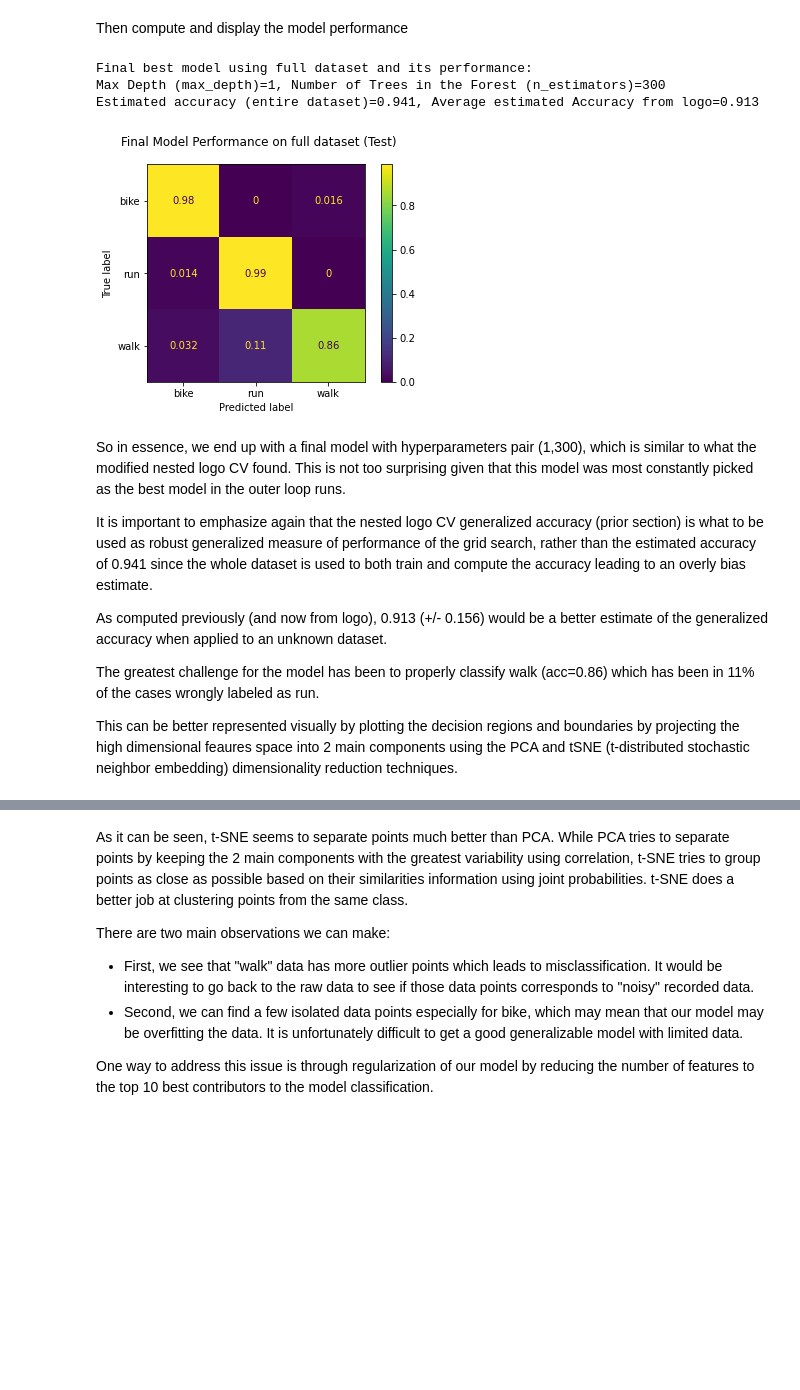
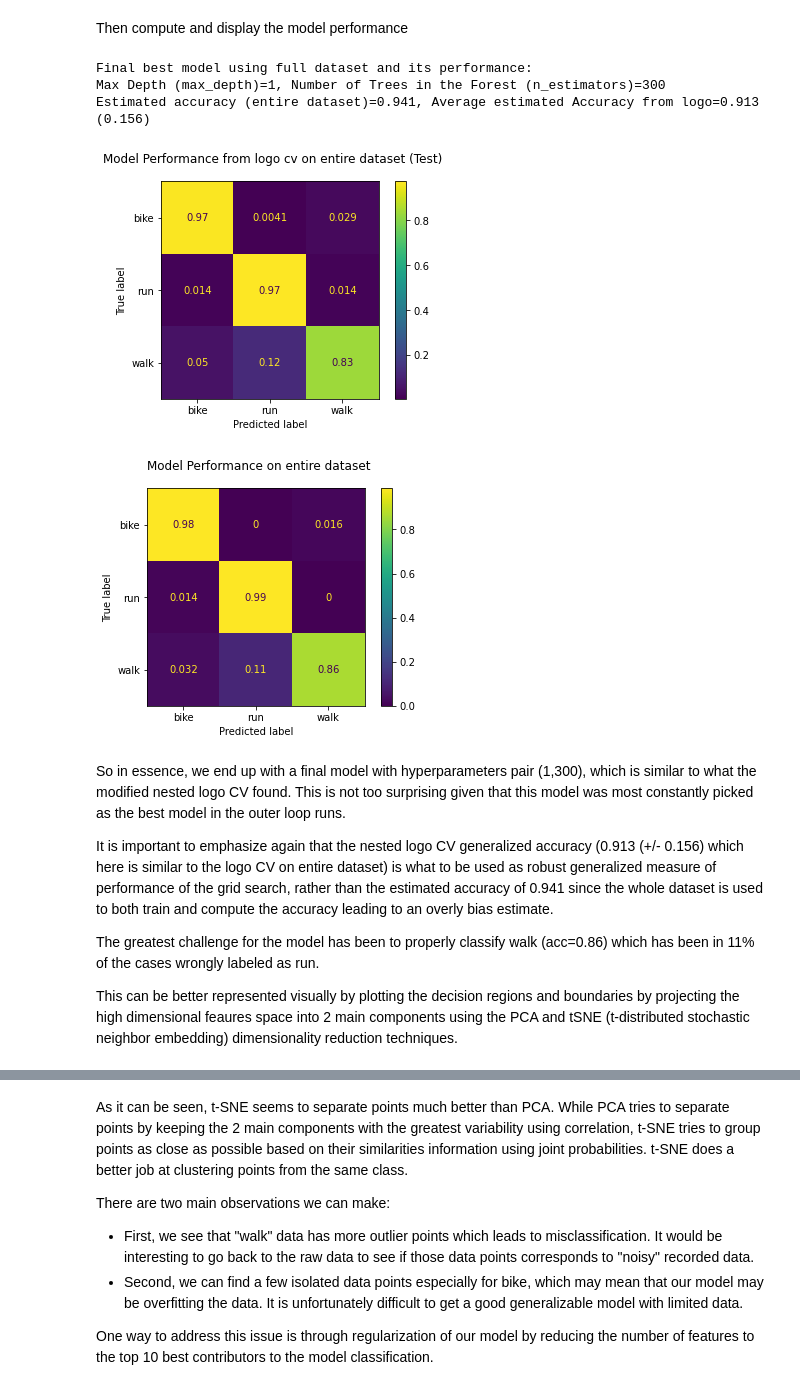
Before and after one commit to DidierAll/Activity_Classification-Biking, a Jupyter notebook: Activity Classification - Biking.ipynb, the cells around one changed output, grey strips where cells are left out. Drawn from its saved outputs; the diff is of its cells as text; code cells hidden in the pictures; blank space fills up the shorter version.

```diff
--- a/Activity Classification - Biking.ipynb
+++ b/Activity Classification - Biking.ipynb
@@ -695,37 +690,44 @@ estimate_final = accuracy_score(labels, y_pred)
 best_hyper_params = (result.best_params_['n_estimators'], result.best_params_['max_depth'])
 # %% [markdown]
 Then compute and display the model performance
-# %%
-## Final model and its performance
-print('Final best model using full dataset and its performance:')
-print('Max Depth (max_depth)=%s, Number of Trees in the Forest (n_estimators)=%s '
-      % (result.best_params_['max_depth'],result.best_params_['n_estimators']))
-print('Estimated accuracy (entire dataset)=%.3f, Average estimated Accuracy from logo=%.3f'
-      % (estimate_final, result.best_score_))
-
-# plot Confusion Matrix
-
-# next line requires Sklearn version 1.0 or above.
-disp = ConfusionMatrixDisplay.from_predictions(labels, y_pred, normalize='true')
-#
-# Use following 4 line codes with sklearn version <1.0
-#cm = confusion_matrix(labels, y_pred)
-#cm_norm = np.array([[cm[i,j]/sum(cm[i,:]) for j in range(3)] for i in range(3)])
-#disp = ConfusionMatrixDisplay(confusion_matrix=cm_norm, display_labels=class_names)
-#disp.plot()
-
-disp.figure_.suptitle("Final Model Performance on full dataset (Test)");
-# %% [output]
-Final best model using full dataset and its performance:
-Max Depth (max_depth)=1, Number of Trees in the Forest (n_estimators)=300
-Estimated accuracy (entire dataset)=0.941, Average estimated Accuracy from logo=0.913
-[figure, removed]
+# %%
+## Final model and its performance
+from sklearn.model_selection import cross_val_score
+from sklearn.model_selection import cross_val_predict
+
+# Let's first rerun the crossvalidation on entire dataset for the best-clf to obtain logo accuracy
+# (technically same as modified nested logo cv test performance)
+accuracy_test_final = cross_val_score(best_clf, features, labels, cv=logo, groups=subjects)
+y_logo_pred = cross_val_predict(best_clf, features, labels, cv=logo, groups=subjects)
+
+
+print('Final best model using full dataset and its performance:')
+print('Max Depth (max_depth)=%s, Number of Trees in the Forest (n_estimators)=%s '
+      % (result.best_params_['max_depth'],result.best_params_['n_estimators']))
+print('Estimated accuracy (entire dataset)=%.3f, Average estimated Accuracy from logo=%.3f (%.3f)'
+      % (estimate_final, np.mean(accuracy_test_final), np.std(accuracy_test_final)))
+# This is another way to access mean/std from gridsearch
+# print('Estimated accuracy (entire dataset)=%.3f, Average estimated Accuracy from logo=%.3f (%.3f)'
+#      % (result.cv_results_['mean_test_score'][np.argmax(result.cv_results_['mean_test_score'])],
+#         result.cv_results_['std_test_score'][np.argmax(result.cv_results_['mean_test_score'])]))
+
+# plot Confusion Matrix
+
+disp = ConfusionMatrixDisplay.from_predictions(labels, y_logo_pred, normalize='true')
+disp.figure_.suptitle("Model Performance from logo cv on entire dataset (Test)");
+
+disp = ConfusionMatrixDisplay.from_predictions(labels, y_pred, normalize='true')
+disp.figure_.suptitle("Model Performance on entire dataset");
+# %% [output]
+Final best model using full dataset and its performance:
+Max Depth (max_depth)=1, Number of Trees in the Forest (n_estimators)=300
+Estimated accuracy (entire dataset)=0.941, Average estimated Accuracy from logo=0.913 (0.156)
+[figure, added]
+[figure, added]
 # %% [markdown]
 So in essence, we end up with a final model with hyperparameters pair (1,300), which is similar to what the modified nested logo CV found. This is not too surprising given that this model was most constantly picked as the best model in the outer loop runs.
 
-It is important to emphasize again that the nested logo CV generalized accuracy (prior section) is what to be used as robust generalized measure of performance of the grid search, rather than the estimated accuracy of 0.941 since the whole dataset is used to both train and compute the accuracy leading to an overly bias estimate.
-
-As computed previously (and now from logo), 0.913 (+/- 0.156) would be a better estimate of the generalized accuracy when applied to an unknown dataset.
+It is important to emphasize again that the nested logo CV generalized accuracy (0.913 (+/- 0.156) which here is similar to the logo CV on entire dataset) is what to be used as robust generalized measure of performance of the grid search, rather than the estimated accuracy of 0.941 since the whole dataset is used to both train and compute the accuracy leading to an overly bias estimate.
 
 The greatest challenge for the model has been to properly classify walk (acc=0.86) which has been in 11% of the cases wrongly labeled as run.
 
```
Also changed, not shown: parts of 8 cells of this notebook, 3 other files.
